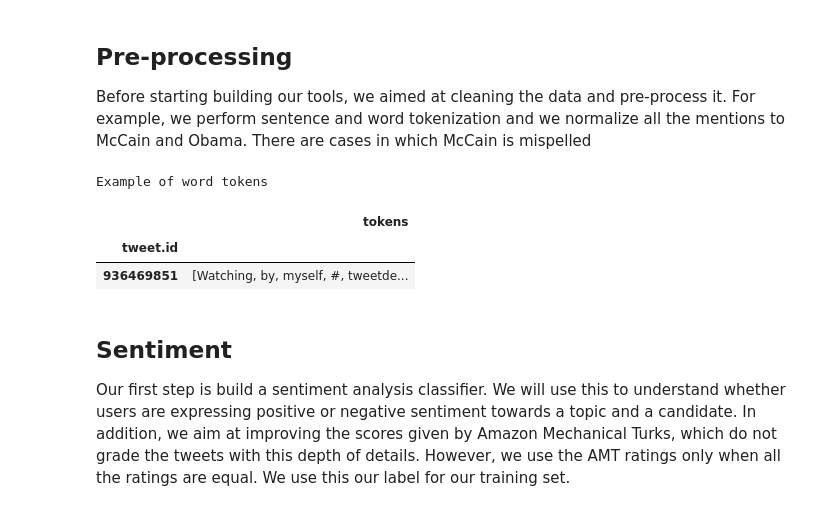
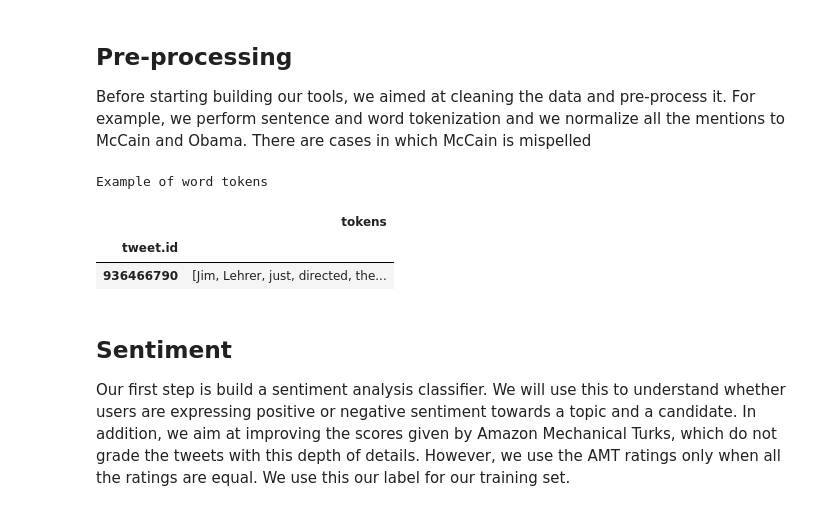
Before and after one commit to ralucacocioban/SentimentClassification, a Jupyter notebook: Politweet.ipynb, the cells around one changed output. Cells and saved outputs as stored; diff of their text form; code cells hidden in the pictures.

```diff
--- a/Politweet.ipynb
+++ b/Politweet.ipynb
@@ -21,7 +22,7 @@ def get_tweets(filename):
     df = pd.read_csv(filename, sep='\t', encoding='utf-8', index_col="tweet.id")
     return df
 
-df = get_tweets("./debate08_sentiment_tweets.tsv")
+all = get_tweets("./debate08_sentiment_tweets.tsv")
 df[:1]
 # %% [output]
 |  | pub.date.GMT | content | author.name | author.nickname | rating.1 | rating.2 | rating.3 | rating.4 | ... |
@@ -45,20 +46,20 @@ Before starting building our tools, we aimed at cleaning the data and pre-proces
 # %%
 # We apply this function to pre-process the data
 # This cleans error and tokenize the tweets into word tokens
 def pre_processing(df):
     df["content"] = df["content"].apply(lambda x: re.sub(r'MCCAINs?', 'McCain', x, flags=re.IGNORECASE))
     df["content"] = df["content"].apply(lambda x: re.sub(r'Obama|Barack', 'Obama', x, flags=re.IGNORECASE))
     df["tokens"] = df["content"].apply(lambda x: nltk.tokenize.word_tokenize(x))
-    return df
+    return df_setminus(df, all_rating(df, Rating.OTHER))
 
-df = pre_processing(df)
+df = pre_processing(all)
 print "Example of word tokens"
 df[["tokens"]][:1]
 # %% [output]
 Example of word tokens
 |  | tokens |
 | tweet.id |  |
-| 936469851 | [Watching, by, myself, #, tweetde... |
+| 936466790 | [Jim, Lehrer, just, directed, the... |
 # %% [markdown]
 ## Sentiment
 
```
Also changed, not shown: parts of 12 cells of this notebook.
